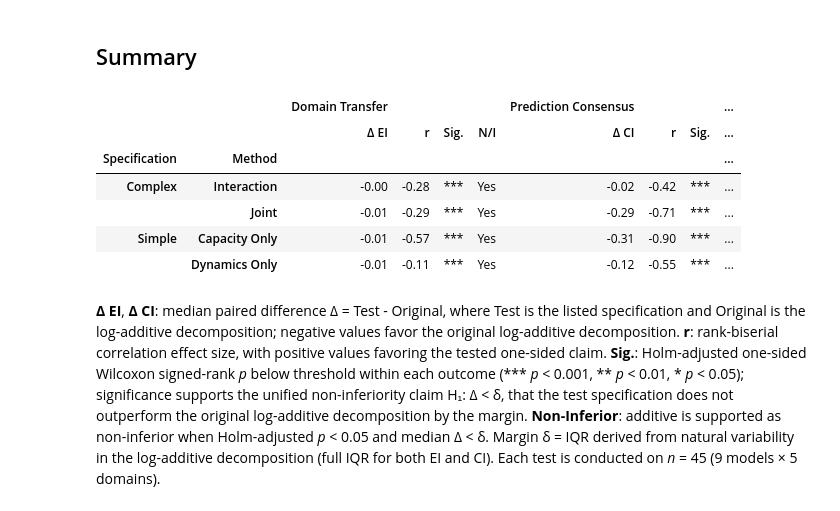
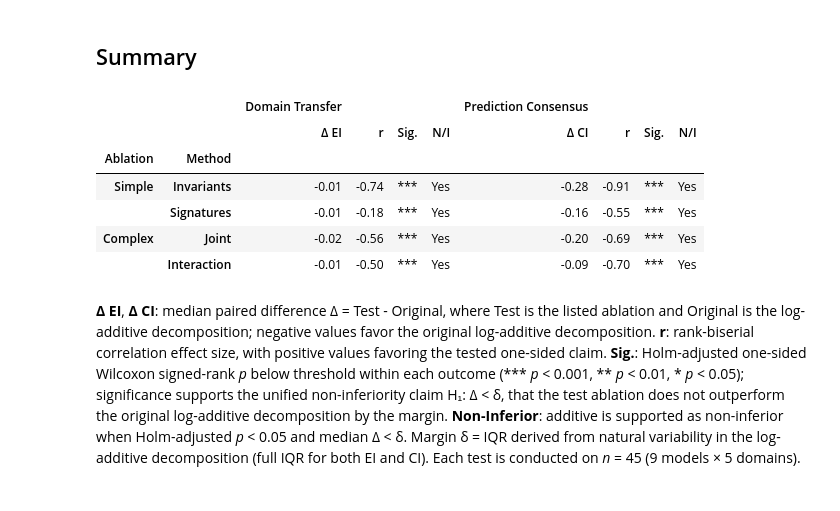
Before and after one commit to nickkunz/network-capacity, a Jupyter notebook: notebooks/ablate.ipynb, the cells around one changed output. Cells and saved outputs as stored; diff of their text form; code cells hidden in the pictures.

Commit message:
Update the framing, evaluation methods, results, and supplementary reporting. Clear saved execution counts and VS Code execution timestamps from the analysis notebooks while preserving outputs.

```diff
--- a/notebooks/ablate.ipynb
+++ b/notebooks/ablate.ipynb
@@ -248,7 +250,7 @@ results_complex_ei = stat_decomposed_test(
     results = results_decomposed_separation,
     delta = delta_ei,
     metric = "ei",
-    specs = ("interaction", "joint"),
+    specs = ("joint", "interaction"),
     direction = "noninferiority",
     decimals = N_DECIMALS)
 
@@ -274,7 +276,7 @@ results_complex_ci = stat_decomposed_test(
     results = results_decomposed_separation,
     delta = delta_ci,
     metric = "ci",
-    specs = ("interaction", "joint"),
+    specs = ("joint", "interaction"),
     direction = "noninferiority",
     decimals = N_DECIMALS
 )
@@ -300,7 +302,7 @@ results_simple_ei = stat_decomposed_test(
     results = results_decomposed_separation,
     delta = delta_ei,
     metric = "ei",
-    specs = ("capacity_only", "dynamics_only"),
+    specs = ("invariants", "signatures"),
     direction = "noninferiority",
     decimals = N_DECIMALS
 )
@@ -327,7 +329,7 @@ results_simple_ci = stat_decomposed_test(
     results = results_decomposed_separation,
     delta = delta_ci,
     metric = "ci",
-    specs = ("capacity_only", "dynamics_only"),
+    specs = ("invariants", "signatures"),
     direction = "noninferiority",
     decimals = N_DECIMALS
 )
@@ -404,17 +408,17 @@ _No alternative specification — richer or simpler — improves on the additive
 ## Summary
 # %%
 ## manuscript summary table for decomposition validity
-def _prep_spec_table(results: pd.DataFrame, category: str, decision_col: str = "NI.") -> pd.DataFrame:
+def _prep_ablation_table(results: pd.DataFrame, category: str, decision_col: str = "NI.") -> pd.DataFrame:
     frame = results.reset_index().copy()
-    frame = frame.rename(columns = {"Specification": "Method", decision_col: "Decision"})
-    frame["Specification"] = category
+    frame = frame.rename(columns = {"Ablation": "Method", decision_col: "Decision"})
+    frame["Ablation"] = category
     return frame
 
 ## ei side (domain transfer)
 summary_ei = pd.concat(
     objs = [
-        _prep_spec_table(results = results_complex_ei, category = "Complex"),
-        _prep_spec_table(results = results_simple_ei, category = "Simple"),
+        _prep_ablation_table(results = results_complex_ei, category = "Complex"),
+        _prep_ablation_table(results = results_simple_ei, category = "Simple"),
     ],
     ignore_index = True,
 )
@@ -422,48 +426,48 @@ summary_ei = pd.concat(
 ## ci side (prediction consensus)
 summary_ci = pd.concat(
     objs = [
-        _prep_spec_table(results = results_complex_ci, category = "Complex"),
-        _prep_spec_table(results = results_simple_ci, category = "Simple"),
+        _prep_ablation_table(results = results_complex_ci, category = "Complex"),
+        _prep_ablation_table(results = results_simple_ci, category = "Simple"),
     ],
     ignore_index = True,
 )
 
 display_table = main_table(
     results_left = summary_ei,
     results_right = summary_ci,
-    index_feat = ["Specification", "Method"],
+    index_feat = ["Ablation", "Method"],
     value_feat_left = ["Median Δ EI", "Rank-biserial r", "Sig.", "Decision"],
     value_feat_right = ["Median Δ CI", "Rank-biserial r", "Sig.", "Decision"],
     header_left = "Domain Transfer",
     header_right = "Prediction Consensus",
     short_feat_left = ["Δ EI", "r", "Sig.", "N/I"],
     short_feat_right = ["Δ CI", "r", "Sig.", "N/I"],
     row_order = [
-        ("Simple", "Capacity"),
-        ("Simple", "Dynamics"),
-        ("Complex", "Interaction"),
-        ("Complex", "Joint")
+        ("Simple", "Invariants"),
+        ("Simple", "Signatures"),
+        ("Complex", "Joint"),
+        ("Complex", "Interaction")
     ],
 )
 
 display(display_table)
 display(
     Markdown(
-        "**Δ EI**, **Δ CI**: median paired difference Δ = Test - Original, where Test is the listed specification and Original is the log-additive decomposition; negative values favor the original log-additive decomposition. "
+        "**Δ EI**, **Δ CI**: median paired difference Δ = Test - Original, where Test is the listed ablation and Original is the log-additive decomposition; negative values favor the original log-additive decomposition. "
         "**r**: rank-biserial correlation effect size, with positive values favoring the tested one-sided claim. "
         "**Sig.**: Holm-adjusted one-sided Wilcoxon signed-rank *p* below threshold within each outcome "
-        "(\*\*\* *p* < 0.001, \*\* *p* < 0.01, \* *p* < 0.05); significance supports the unified non-inferiority claim H₁: Δ < δ, that the test specification does not outperform the original log-additive decomposition by the margin. "
+        "(\*\*\* *p* < 0.001, \*\* *p* < 0.01, \* *p* < 0.05); significance supports the unified non-inferiority claim H₁: Δ < δ, that the test ablation does not outperform the original log-additive decomposition by the margin. "
         "**Non-Inferior**: additive is supported as non-inferior when Holm-adjusted *p* < 0.05 and median Δ < δ. "
         "Margin δ = IQR derived from natural variability in the log-additive decomposition (full IQR for both EI and CI). "
         "Each test is conducted on *n* = 45 (9 models × 5 domains)."
     )
 )
 # %% [output]
-|  |  | Domain Transfer |  |  |  | Prediction Consensus |  |  | ... |
-|  |  | Δ EI | r | Sig. | N/I | Δ CI | r | Sig. | ... |
-| Specification | Method |  |  |  |  |  |  |  | ... |
-| Complex | Interaction | -0.00 | -0.28 | *** | Yes | -0.02 | -0.42 | *** | ... |
-|  | Joint | -0.01 | -0.29 | *** | Yes | -0.29 | -0.71 | *** | ... |
-| Simple | Capacity Only | -0.01 | -0.57 | *** | Yes | -0.31 | -0.90 | *** | ... |
-|  | Dynamics Only | -0.01 | -0.11 | *** | Yes | -0.12 | -0.55 | *** | ... |
+|  |  | Domain Transfer |  |  |  | Prediction Consensus |  |  |  |
+|  |  | Δ EI | r | Sig. | N/I | Δ CI | r | Sig. | N/I |
+| Ablation | Method |  |  |  |  |  |  |  |  |
+| Simple | Invariants | -0.01 | -0.74 | *** | Yes | -0.28 | -0.91 | *** | Yes |
+|  | Signatures | -0.01 | -0.18 | *** | Yes | -0.16 | -0.55 | *** | Yes |
+| Complex | Joint | -0.02 | -0.56 | *** | Yes | -0.20 | -0.69 | *** | Yes |
+|  | Interaction | -0.01 | -0.50 | *** | Yes | -0.09 | -0.70 | *** | Yes |
-**Δ EI**, **Δ CI**: median paired difference Δ = Test - Original, where Test is the listed specification and Original is the log-additive decomposition; negative values favor the original log-additive decomposition. **r**: rank-biserial correlation effect size, with positive values favoring the tested one-sided claim. **Sig.**: Holm-adjusted one-sided Wilcoxon signed-rank *p* below threshold within each outcome (\*\*\* *p* < 0.001, \*\* *p* < 0.01, \* *p* < 0.05); significance supports the unified non-inferiority claim H₁: Δ < δ, that the test specification does not outperform the original log-additive decomposition by the margin. **Non-Inferior**: additive is supported as non-inferior when Holm-adjusted *p* < 0.05 and median Δ < δ. Margin δ = IQR derived from natural variability in the log-additive decomposition (full IQR for both EI and CI). Each test is conducted on *n* = 45 (9 models × 5 domains).
+**Δ EI**, **Δ CI**: median paired difference Δ = Test - Original, where Test is the listed ablation and Original is the log-additive decomposition; negative values favor the original log-additive decomposition. **r**: rank-biserial correlation effect size, with positive values favoring the tested one-sided claim. **Sig.**: Holm-adjusted one-sided Wilcoxon signed-rank *p* below threshold within each outcome (\*\*\* *p* < 0.001, \*\* *p* < 0.01, \* *p* < 0.05); significance supports the unified non-inferiority claim H₁: Δ < δ, that the test ablation does not outperform the original log-additive decomposition by the margin. **Non-Inferior**: additive is supported as non-inferior when Holm-adjusted *p* < 0.05 and median Δ < δ. Margin δ = IQR derived from natural variability in the log-additive decomposition (full IQR for both EI and CI). Each test is conducted on *n* = 45 (9 models × 5 domains).
```
Also changed, not shown: parts of 9 cells of this notebook, 5 other files.
